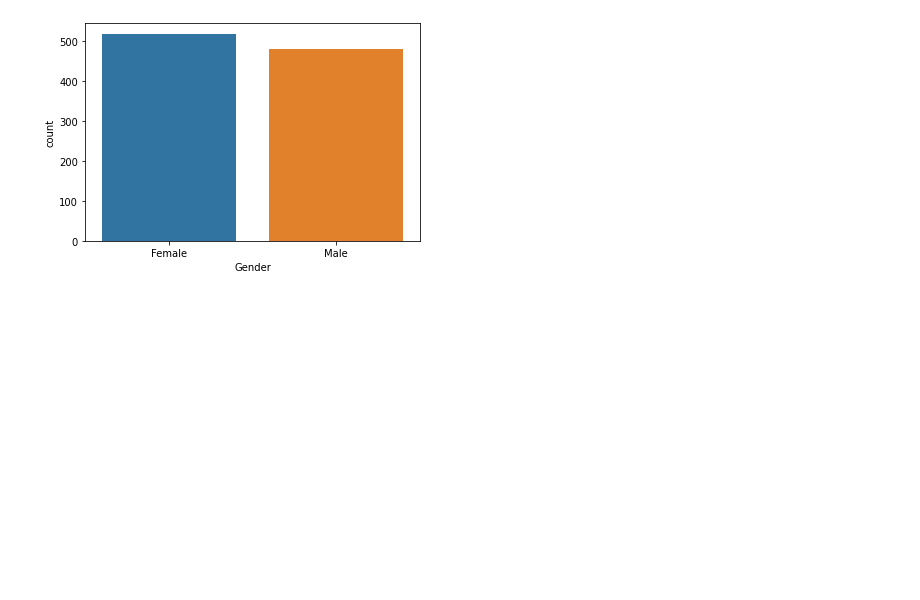
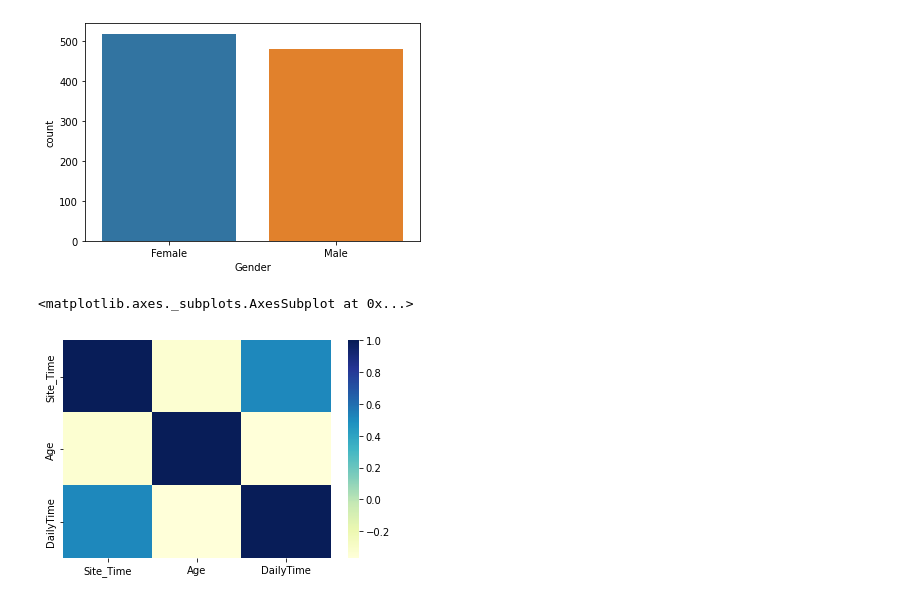
Before and after one commit to jnkharel/hello-world, a Jupyter notebook: EDA_assignment_2.ipynb, the cells around one changed output. Cells and saved outputs as stored; diff of their text form; code cells hidden in the pictures; blank space fills up the shorter version.

```diff
--- a/EDA_assignment_2.ipynb
+++ b/EDA_assignment_2.ipynb
@@ -88,3 +94,10 @@ sns.countplot(x='Gender', data=ad)
 # %% [output]
 <matplotlib.axes._subplots.AxesSubplot at 0x...>
 [figure]
+# %%
+sns.heatmap(ad.corr(), cmap="YlGnBu")
+#just changing colors here for better looks (darker=greater value)
+#other colormap options are 'Greys', 'Purples', 'Blues', 'Greens', 'Oranges', 'Reds','YlOrBr', 'YlOrRd', 'OrRd', 'PuRd', 'RdPu', 'BuPu','GnBu', 'PuBu'
+# %% [output]
+<matplotlib.axes._subplots.AxesSubplot at 0x...>
+[figure, added]
```
Also changed, not shown: parts of 13 cells of this notebook.
